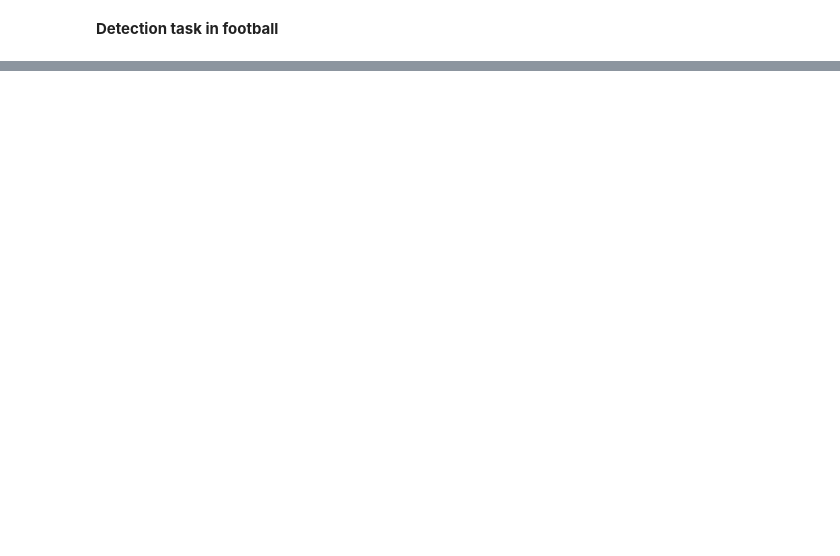
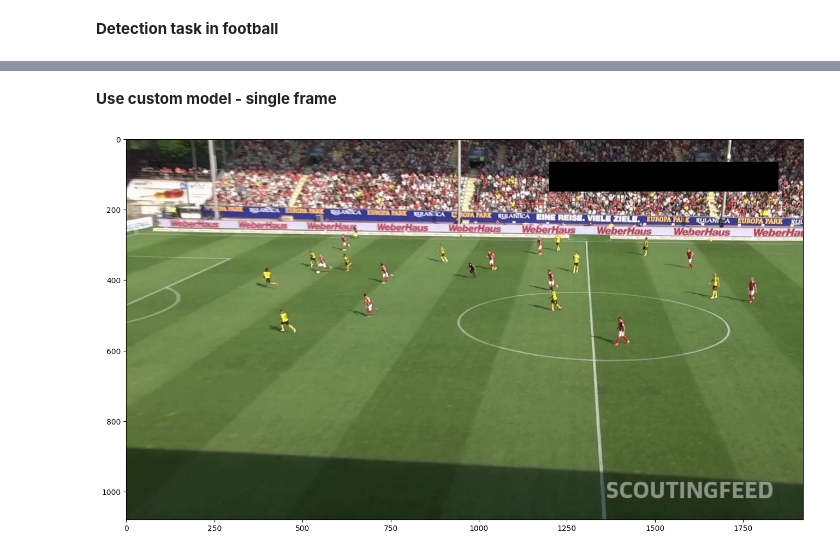
Before and after one commit to AleksandrMorozov123/Computer-vision-with-TensorFlow-Keras-and-OpenCV, a Jupyter notebook: video-object-detection.ipynb, the cells around one changed output, grey strips where cells are left out. Cells and saved outputs as stored; diff of their text form; code cells hidden in the pictures; blank space fills up the shorter version.

Commit message:
Kaggle Notebook | Video object detection | Version 4

```diff
--- a/video-object-detection.ipynb
+++ b/video-object-detection.ipynb
@@ -64,8 +22,0 @@ ModuleNotFoundError: No module named 'google.colab'
-# %%
-import supervision as sv
-SOURCE_VIDEO_PATH = "/kaggle/input/dfl-clips/background/background/background-100.mp4"
-
-frame_generator = sv.get_video_frames_generator (SOURCE_VIDEO_PATH)
-frame = next (frame_generator)
-
-sv.plot_image (frame)
@@ -102,0 +108,40 @@ sv.plot_image(annotated_frame)
+# %% [markdown]
+**Use custom model - single frame**
+# %%
+from typing import Generator
+
+import matplotlib.pyplot as plt
+import numpy as np
+
+import cv2
+
+%matplotlib inline
+
+
+def generate_frames(video_file: str) -> Generator[np.ndarray, None, None]:
+    video = cv2.VideoCapture(video_file)
+
+    while video.isOpened():
+        success, frame = video.read()
+
+        if not success:
+            break
+
+        yield frame
+
+    video.release()
+
+
+def plot_image(image: np.ndarray, size: int = 12) -> None:
+    plt.figure(figsize=(size, size))
+    plt.imshow(image[...,::-1])
+    plt.show()
+# %%
+SOURCE_VIDEO_PATH = "/kaggle/input/dfl-clips/clips/clips/challenge-1107_1.mp4"
+# %%
+frame_iterator = iter(generate_frames(video_file=SOURCE_VIDEO_PATH))
+# %%
+frame = next(frame_iterator)
+plot_image(frame, 16)
+# %% [output]
+[figure, added]
```
Also changed, not shown: parts of 16 cells of this notebook.
